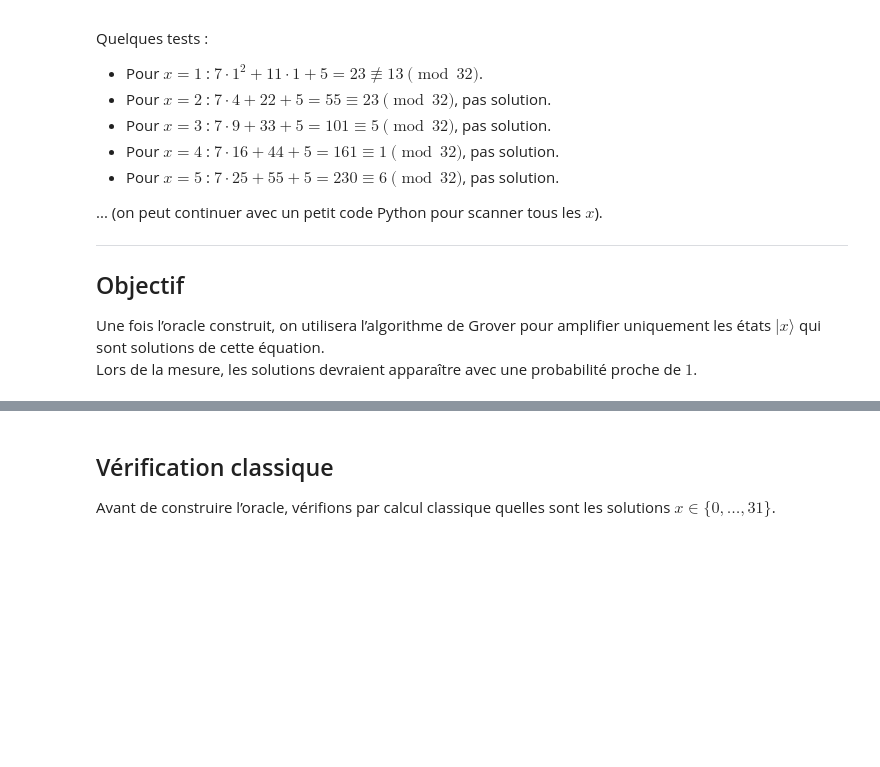
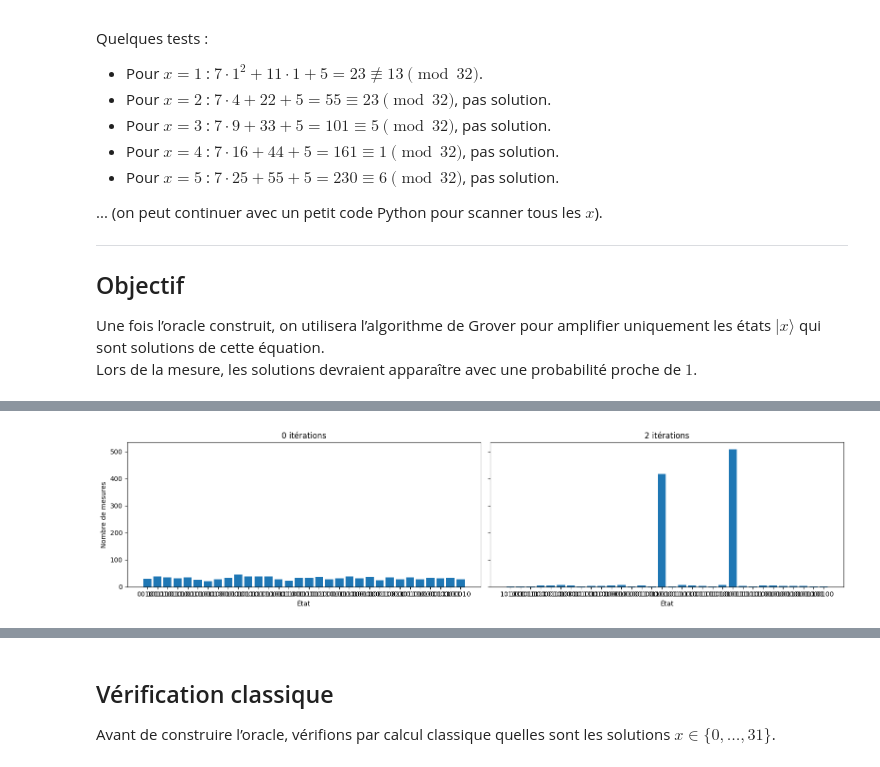
Before and after one commit to mxm-hardy/quantum-atelier-1, a Jupyter notebook: 3-résoudre-éq.ipynb, the cells around one changed output, grey strips where cells are left out. Cells and saved outputs as stored; diff of their text form; code cells hidden in the pictures; blank space fills up the shorter version.

```diff
--- a/3-résoudre-éq.ipynb
+++ b/3-résoudre-éq.ipynb
@@ -171,44 +161,80 @@ def oracle_quadratic_7x2_plus_11x_plus_5_eq_13(n=5):
 # %%
+
+import numpy as np
+from qiskit import QuantumCircuit, QuantumRegister, ClassicalRegister
+from qiskit.circuit.library import Diagonal
+from qiskit_aer import AerSimulator
+import matplotlib.pyplot as plt
+
+# --- Oracle diagonal basé sur l’équation (7x^2 + 11x + 5) % 32 == 13
+def oracle_diagonal_quadratic(n=5):
+    N = 2**n
+    diag = []
+    for x in range(N):
+        val = (7*x*x + 11*x + 5) % (2**n)
+        diag.append(-1 if val == 13 else 1)
+    xreg = QuantumRegister(n, "x")
+    qc = QuantumCircuit(xreg, name="O_diag")
+    qc.append(Diagonal(diag), xreg[:])
+    return qc
+
+# --- Diffuseur
 def diffuser(n):
     x = QuantumRegister(n, 'x')
-    qc = QuantumCircuit(x, name='D')
+    qc = QuantumCircuit(x, name="D")
     qc.h(x); qc.x(x)
     qc.h(x[-1])
     qc.mcx(list(x[:-1]), x[-1])
     qc.h(x[-1])
     qc.x(x); qc.h(x)
     return qc
 
-def grover_quadratic_example(n=5, iters=None):
-    x = QuantumRegister(n, 'x')
-    m = 2*n + 4
-    w = QuantumRegister(m, 'w')
-    a = AncillaRegister(1, 'anc')
-    c = ClassicalRegister(n, 'c')
-    qc = QuantumCircuit(x, w, a, c)
+# --- Construire le circuit Grover avec k itérations
+def grover_quadratic_example(n=5, iters=1):
+    x = QuantumRegister(n, "x")
+    c = ClassicalRegister(n, "c")
+    qc = QuantumCircuit(x, c)
 
-    # superposition uniforme
-    qc.h(x)
+    qc.h(x)  # superposition uniforme
 
-    # Construire les sous-circuits
-    O_circ = oracle_quadratic_7x2_plus_11x_plus_5_eq_13(n)
+    O_circ = oracle_diagonal_quadratic(n)
     D_circ = diffuser(n)
 
-    # Transpiler les QuantumCircuits
-    O_circ_t = transpile(O_circ, basis_gates=['u', 'cx'])
-    D_circ_t = transpile(D_circ, basis_gates=['u', 'cx'])
-
-    # Seulement maintenant convertir en Gate
-    O_gate = O_circ_t.to_gate(label="O_quad")
-    D_gate = D_circ_t.to_gate(label="D")
-
-    # Nombre d’itérations de Grover
-    N = 2**n
-    k = iters if iters is not None else int(np.floor(np.pi/4*np.sqrt(N)))
-
-    for _ in range(k):
-        qc.append(O_gate, x[:] + w[:] + a[:])
-        qc.append(D_gate, x[:])
+    for _ in range(iters):
+        qc.append(O_circ, x[:])
+        qc.append(D_circ, x[:])
 
     qc.measure(x, c)
+
+    # décomposer pour compatibilité Aer
+    qc = qc.decompose(reps=5)
     return qc
+
+# --- Simulation et visualisation pour plusieurs itérations
+backend = AerSimulator()
+iters_list = [0,2]   # nombre d’itérations testées
+counts_list = []
+
+for k in iters_list:
+    qc = grover_quadratic_example(n=5, iters=k)
+    result = backend.run(qc, shots=1024).result()
+    counts = result.get_counts()
+    counts_list.append(counts)
+
+# --- Visualisation
+fig, axes = plt.subplots(1, len(iters_list), figsize=(16,4), sharey=True)
+
+for idx, k in enumerate(iters_list):
+    counts = counts_list[idx]
+    states = list(counts.keys())
+    values = list(counts.values())
+    axes[idx].bar(states, values)
+    axes[idx].set_title(f"{k} itérations")
+    axes[idx].set_xlabel("État")
+    if idx == 0:
+        axes[idx].set_ylabel("Nombre de mesures")
+
+plt.tight_layout()
+plt.show()
+# %% [output]
+[figure, added]
```
Also changed, not shown: parts of 4 cells of this notebook.
